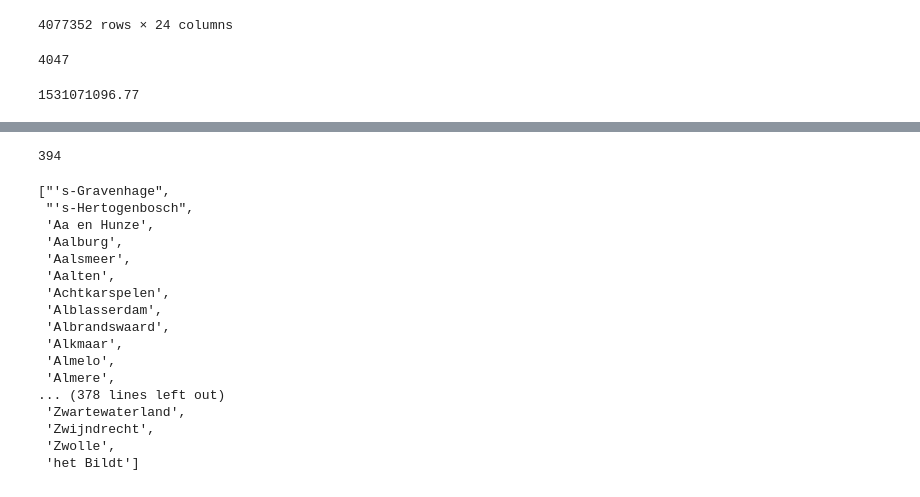
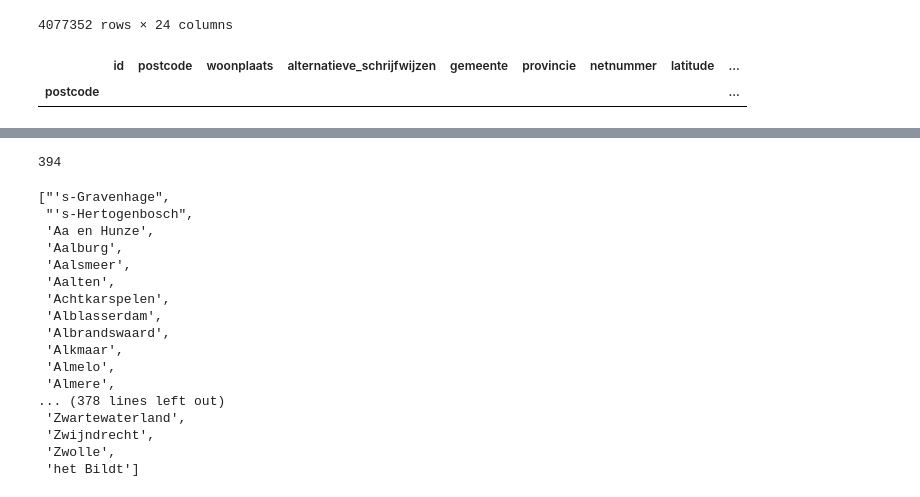
Before and after one commit to GithubAtos/Atos, a Jupyter notebook: Group Atos Project.ipynb, the cells around one changed output, grey strips where cells are left out. Saved outputs shown, nothing was run; the diff lists cells and outputs as text; code cells hidden in the pictures.

```diff
--- a/Group Atos Project.ipynb
+++ b/Group Atos Project.ipynb
@@ -99,14 +99,11 @@ def make_group_zipcode(df):
 # %%
 pc_2018 = make_group_zipcode(elec_all)
 pc_2019 = make_group_zipcode(elec_all)
-# %%
-pc_2018['postcode'].nunique()
-# %% [output]
-4047
-# %%
-pc_2019['2018_annual_consume'].sum()
-# %% [output]
-1531071096.77
+# %%
+postalcode_geoloc[postalcode_geoloc['gemeente'] == 'Ten Boer']
+# %% [output]
+|  | id | postcode | woonplaats | alternatieve_schrijfwijzen | gemeente | provincie | netnummer | latitude | ... |
+| postcode |  |  |  |  |  |  |  |  | ... |
 # %%
 #This has to be redone. The percentages should be mean, the rest should be sum
 pc_2018.dropna(subset=['provincie'])
```
Also changed, not shown: parts of 12 cells of this notebook.
